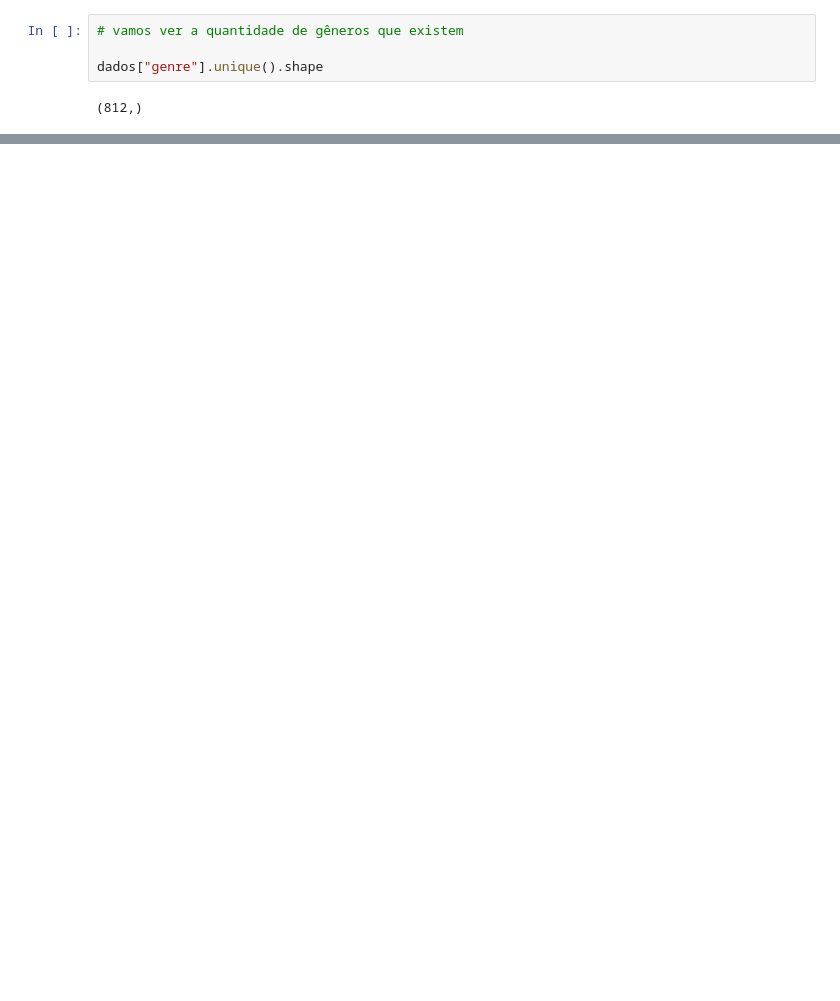
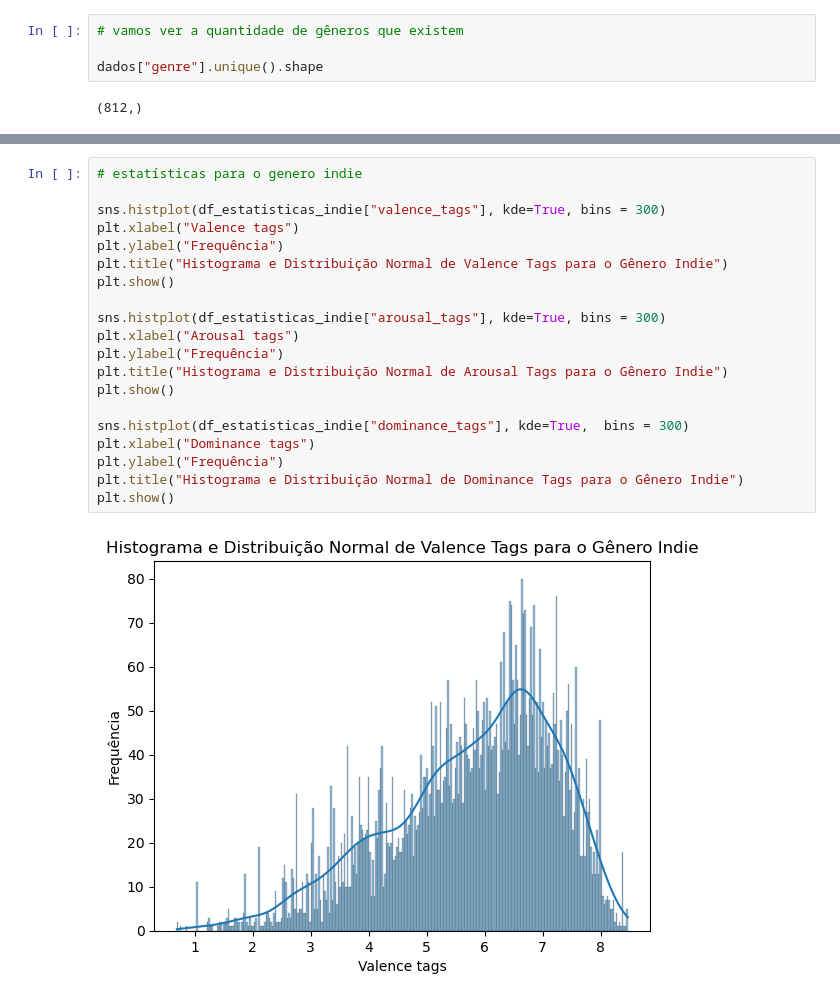
Before and after one commit to Texugo-928/EDA_Projeto_Sentimento_Musical, a Jupyter notebook: projeto-annaclara.ipynb, the cells around one changed output, grey strips where cells are left out. Drawn from its saved outputs; the diff is of its cells as text; blank space fills up the shorter version.

```diff
--- a/projeto-annaclara.ipynb
+++ b/projeto-annaclara.ipynb
@@ -800,0 +514,22 @@ dados[['track', 'artist', 'arousal_tags']].loc[dados['arousal_tags']==dados['aro
+# %%
+# estatísticas para o genero indie
+
+sns.histplot(df_estatisticas_indie["valence_tags"], kde=True, bins = 300)
+plt.xlabel("Valence tags")
+plt.ylabel("Frequência")
+plt.title("Histograma e Distribuição Normal de Valence Tags para o Gênero Indie")
+plt.show()
+
+sns.histplot(df_estatisticas_indie["arousal_tags"], kde=True, bins = 300)
+plt.xlabel("Arousal tags")
+plt.ylabel("Frequência")
+plt.title("Histograma e Distribuição Normal de Arousal Tags para o Gênero Indie")
+plt.show()
+
+sns.histplot(df_estatisticas_indie["dominance_tags"], kde=True,  bins = 300)
+plt.xlabel("Dominance tags")
+plt.ylabel("Frequência")
+plt.title("Histograma e Distribuição Normal de Dominance Tags para o Gênero Indie")
+plt.show()
+# %% [output]
+[figure, added]
```
Also changed, not shown: parts of 56 cells of this notebook.
